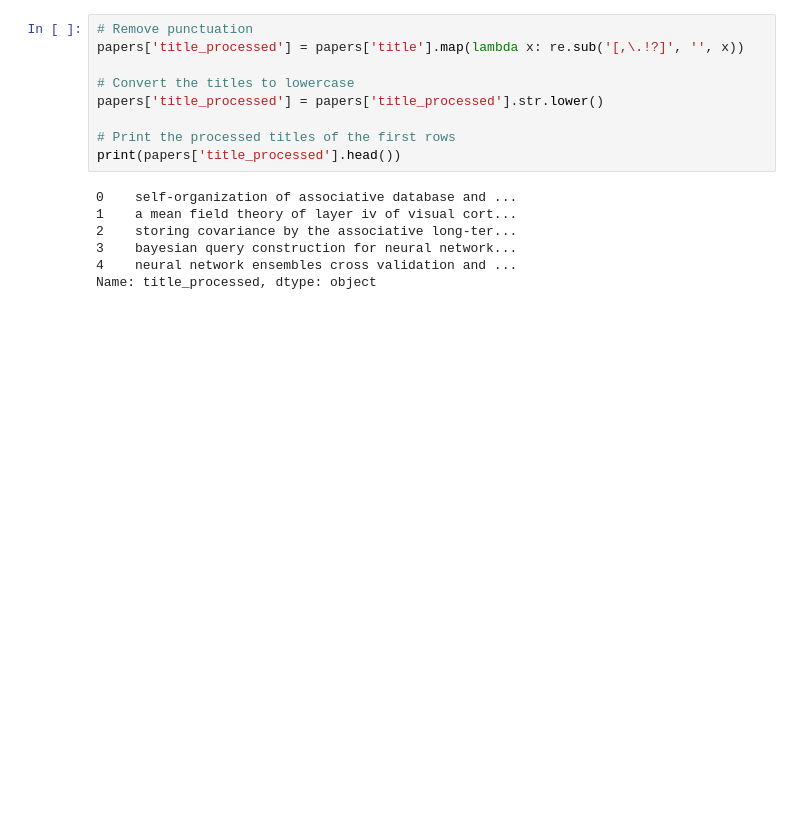
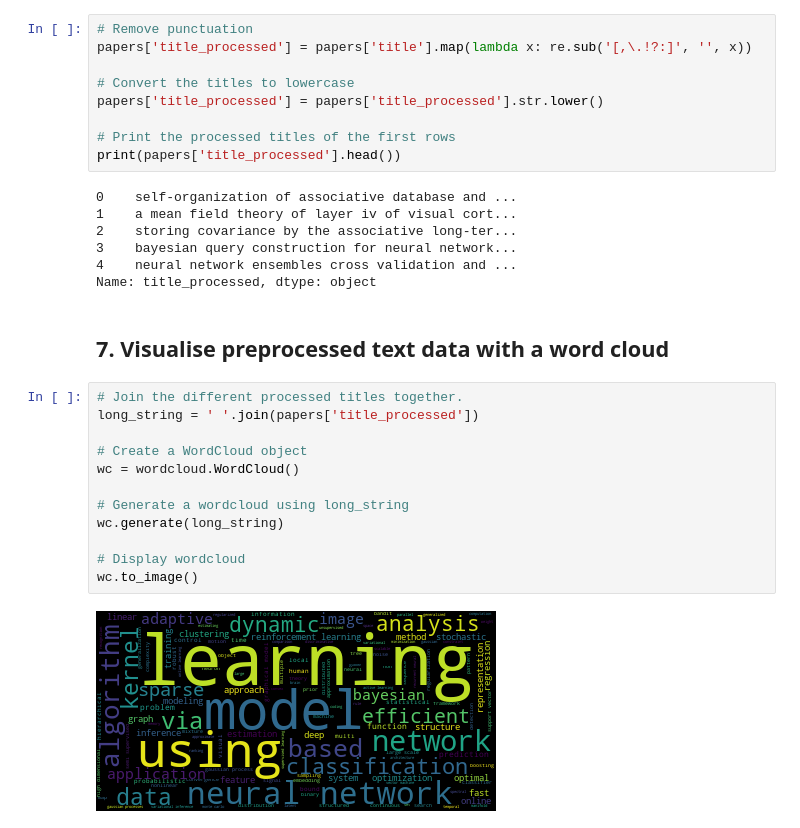
Before and after one commit to guybrettrobertson/personal_projects, a Jupyter notebook: NIPS_publications_analysis/NIPS_publications_analysis.ipynb, the cells around one changed output. Cells and saved outputs as stored; diff of their text form; blank space fills up the shorter version.

Commit message:
Visualise preprocessed text data with a word cloud

```diff
--- a/NIPS_publications_analysis/NIPS_publications_analysis.ipynb
+++ b/NIPS_publications_analysis/NIPS_publications_analysis.ipynb
@@ -105,7 +106,7 @@ print(papers['title'].head())
 Name: title, dtype: object
 # %%
 # Remove punctuation
-papers['title_processed'] = papers['title'].map(lambda x: re.sub('[,\.!?]', '', x))
+papers['title_processed'] = papers['title'].map(lambda x: re.sub('[,\.!?:]', '', x))
 
 # Convert the titles to lowercase
 papers['title_processed'] = papers['title_processed'].str.lower()
@@ -119,3 +120,19 @@ print(papers['title_processed'].head())
 3    bayesian query construction for neural network...
 4    neural network ensembles cross validation and ...
 Name: title_processed, dtype: object
+# %% [markdown]
+## 7. Visualise preprocessed text data with a word cloud
+# %%
+# Join the different processed titles together.
+long_string = ' '.join(papers['title_processed'])
+
+# Create a WordCloud object
+wc = wordcloud.WordCloud()
+
+# Generate a wordcloud using long_string
+wc.generate(long_string)
+
+# Display wordcloud
+wc.to_image()
+# %% [output]
+[figure, added]
```
Also changed, not shown: parts of 2 cells of this notebook.
